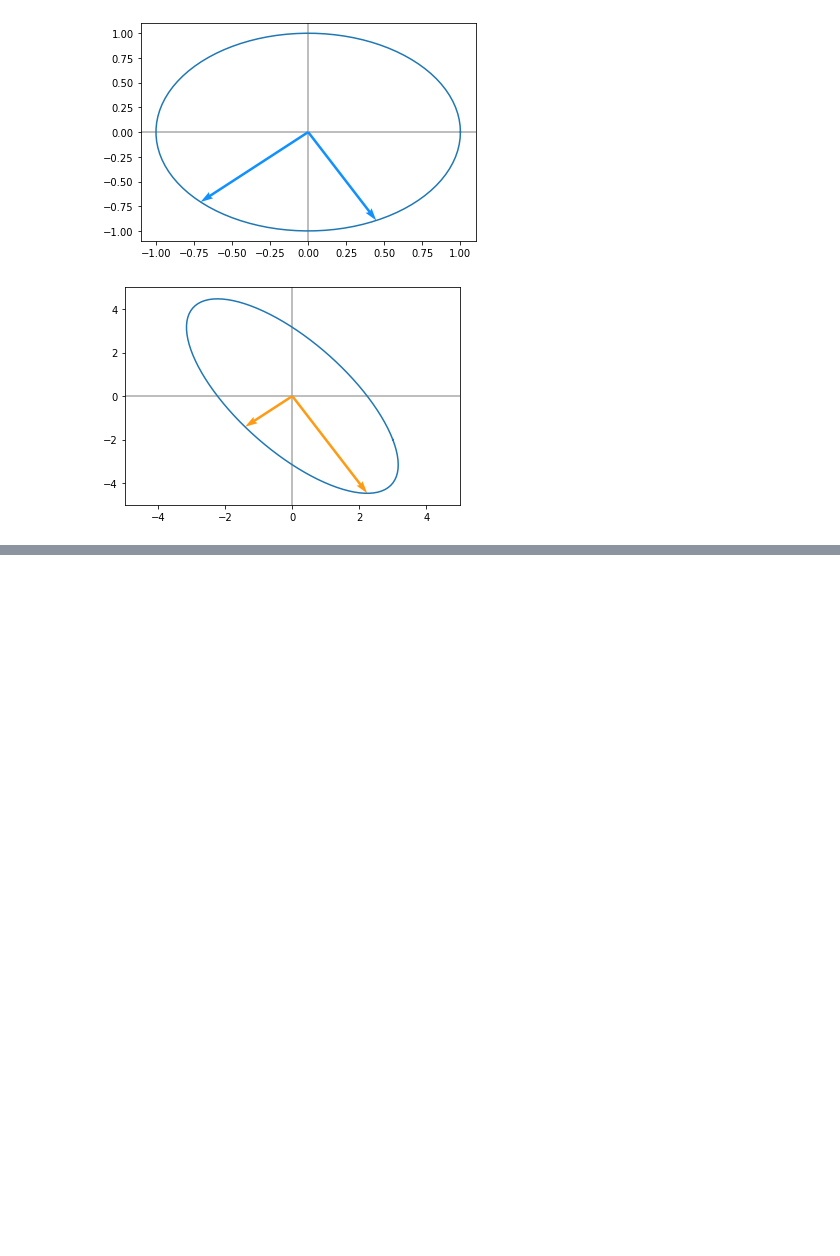
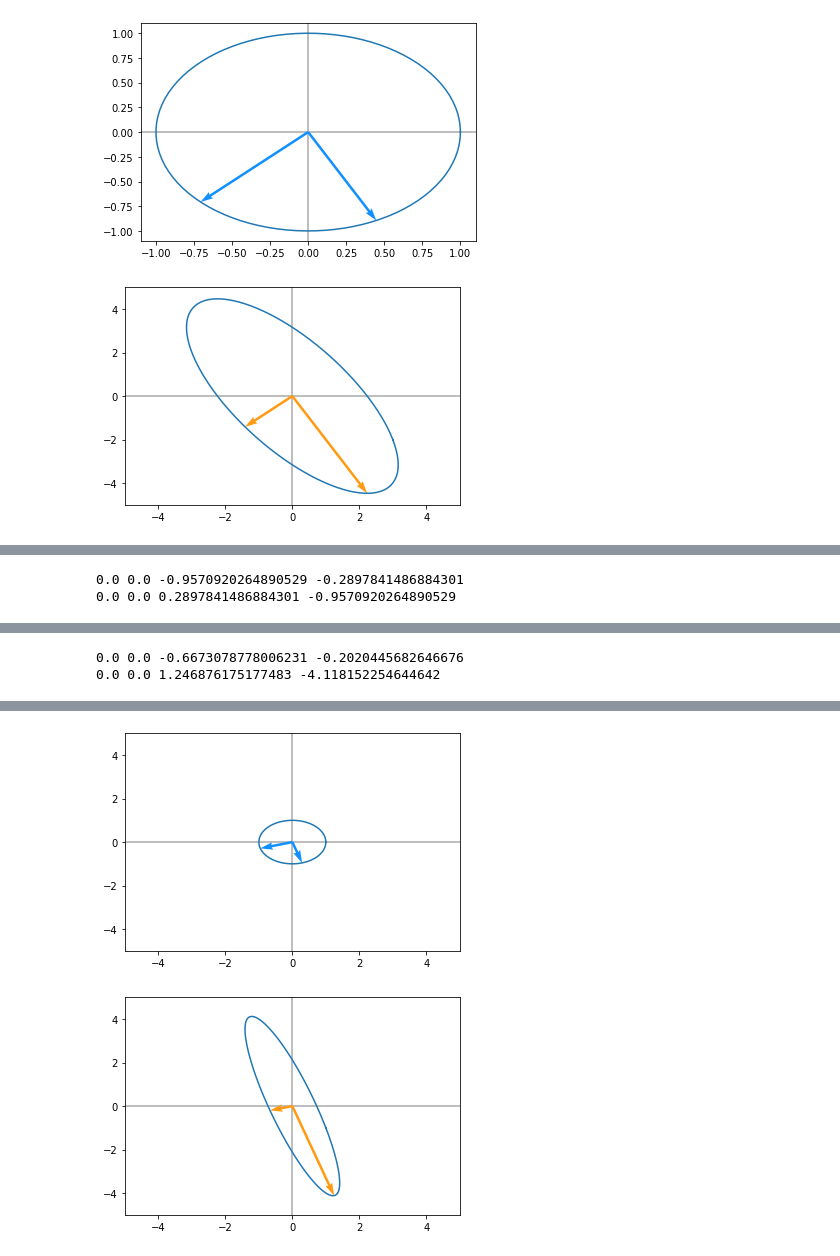
Before and after one commit to rissuuuu/DataScience, a Jupyter notebook: DeepLearning_Complete/EigenDecomposition.ipynb, the cells around one changed output, grey strips where cells are left out. Cells and saved outputs as stored; diff of their text form; code cells hidden in the pictures; blank space fills up the shorter version.

```diff
--- a/DeepLearning_Complete/EigenDecomposition.ipynb
+++ b/DeepLearning_Complete/EigenDecomposition.ipynb
@@ -208,0 +207,29 @@ def linear_transform(tm):
+# %%
+def linear_transform(tm):
+    orange = '#FF9A13'
+    blue = '#1190FF'
+    t=np.linspace(0,2*np.pi,100)
+    x=np.cos(t)
+    y=np.sin(t)
+    eigelval=np.diag(np.linalg.eig(tm)[0])
+    eigvecs=np.linalg.eig(tm)[1]
+    new_x=np.zeros(len(x))
+    new_y=np.zeros(len(y))
+    for i in range(len(x)):
+        unit_v=np.array([x[i],y[i]])
+        new_xy=np.dot(tm,unit_v)
+        new_x[i]=new_xy[0]
+        new_y[i]=new_xy[1]
+    plot_vector([eigvecs[:,0],eigvecs[:,1]],cols=[blue,blue])
+    plt.xlim(-5, 5)
+    plt.ylim(-5, 5)
+    pl.plot(x,y)
+    plot_vector([eigelval[0,0]*eigvecs[:,0],eigelval[1,1]*eigvecs[:,1]],
+               cols=[orange,orange])
+    pl.plot(new_x,new_y)
+    plt.xlim(-5, 5)
+    plt.ylim(-5, 5)
+    pl.show()
+A = np.array([[1,-1], [-1, 4]])
+linear_transform(A)
+# %% [output]
@@ -208,0 +239,2 @@ def linear_transform(tm):
+0.0 0.0 -0.9570920264890529 -0.2897841486884301
+0.0 0.0 0.2897841486884301 -0.9570920264890529
@@ -208,0 +246,2 @@ def linear_transform(tm):
+0.0 0.0 -0.6673078778006231 -0.2020445682646676
+0.0 0.0 1.246876175177483 -4.118152254644642
@@ -208,0 +250,2 @@ def linear_transform(tm):
+[figure, added]
+[figure, added]
```
Also changed, not shown: parts of 2 cells of this notebook.
